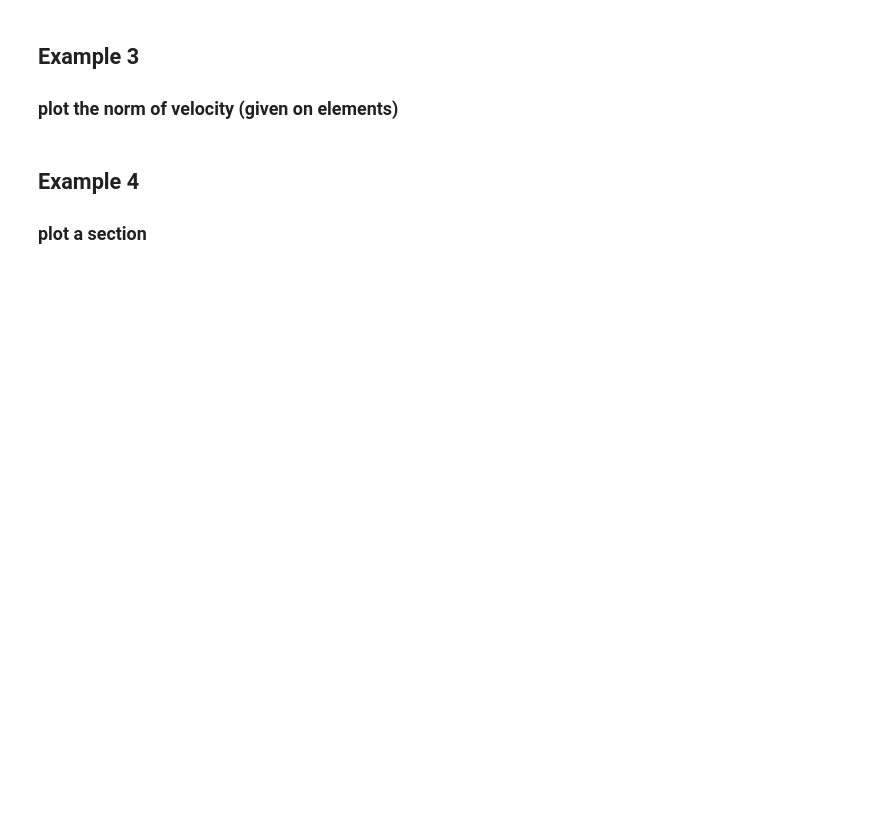
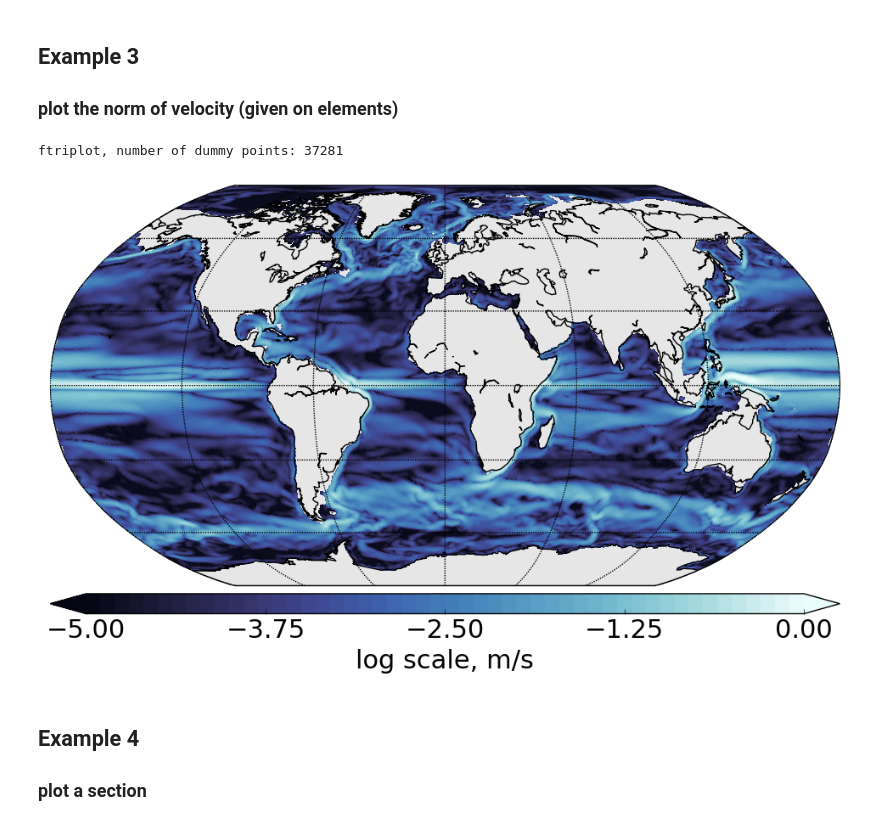
Before and after one commit to FESOM/fesom2, a Jupyter notebook: view/plot_main.ipynb, the cells around one changed output. Cells and saved outputs as stored; diff of their text form; code cells hidden in the pictures; blank space fills up the shorter version.

```diff
--- a/view/plot_main.ipynb
+++ b/view/plot_main.ipynb
@@ -119,11 +129,11 @@ plt.title('FESOM2.0: differemce to climatology at ' + np.str(depth)+'m')
 ### plot the norm of velocity (given on elements)
 # %%
 # set the paths to the results, runid, etc.
-result_path ='../results/run_CORE2noGMSWHO_topo/'
+result_path ='../results/run_CORE2noGMSWHO_etopo5/'
 runid ='fesom'
 
 # specify depth, records and year to read
-depth, records, year=1000, np.linspace(0,0,1).astype(int), 1959
+depth, records, year=100, np.linspace(0,0,1).astype(int), 1959
 
 # set the label for the colorbar & contour intervals for ftriplot
 cbartext, cont = 'log scale, m/s', [-5.,0., 0.1]
@@ -140,33 +150,36 @@ v=read_fesom_slice('v', records, year, mesh, result_path, runid, ilev=ilev)
 # v=f.variables['v'][0,:,11]
 
 # velocities on elements will be interpolated onto nodes
 # allocate the nodal fields
 unodes=np.zeros(shape=mesh.n2d)
 vnodes=np.zeros(shape=mesh.n2d)
 
 # interpolate original velocities onto nods (unodes, vnodes)
 var_elem=u*mesh.voltri
 for i in range(mesh.e2d):
     unodes[mesh.elem[i,:]]=unodes[mesh.elem[i,:]]+[var_elem[i], var_elem[i], var_elem[i]]
 unodes=unodes/mesh.lump2/3.
 
 var_elem=v*mesh.voltri
 for i in range(mesh.e2d):
     vnodes[mesh.elem[i,:]]=vnodes[mesh.elem[i,:]]+[var_elem[i], var_elem[i], var_elem[i]]
 vnodes=vnodes/mesh.lump2/3.
 
 # compute the absolute velocity
 data=np.hypot(unodes, vnodes)
 
 # plot the result
 cmap=cmo.ice
 fig = plt.figure(figsize=(12,8))
 # ftriplot is defined in fesom_plot_tools.py
 data[data==0]=np.nan
 [im, map, cbar]=ftriplot(mesh, np.log(data), np.arange(cont[0], cont[1]+cont[2], cont[2]), oce='global', cmap=cmap)
 cbar.set_label(cbartext, fontsize=22)
 cbar.set_ticks([round(i,4) for i in np.linspace(cont[0], cont[1], 5)])
 cbar.ax.tick_params(labelsize=22)
+# %% [output]
+ftriplot, number of dummy points: 37281
+[figure, added]
 # %% [markdown]
 ## Example 4
 ### plot a section
```
Also changed, not shown: parts of 8 cells of this notebook.
